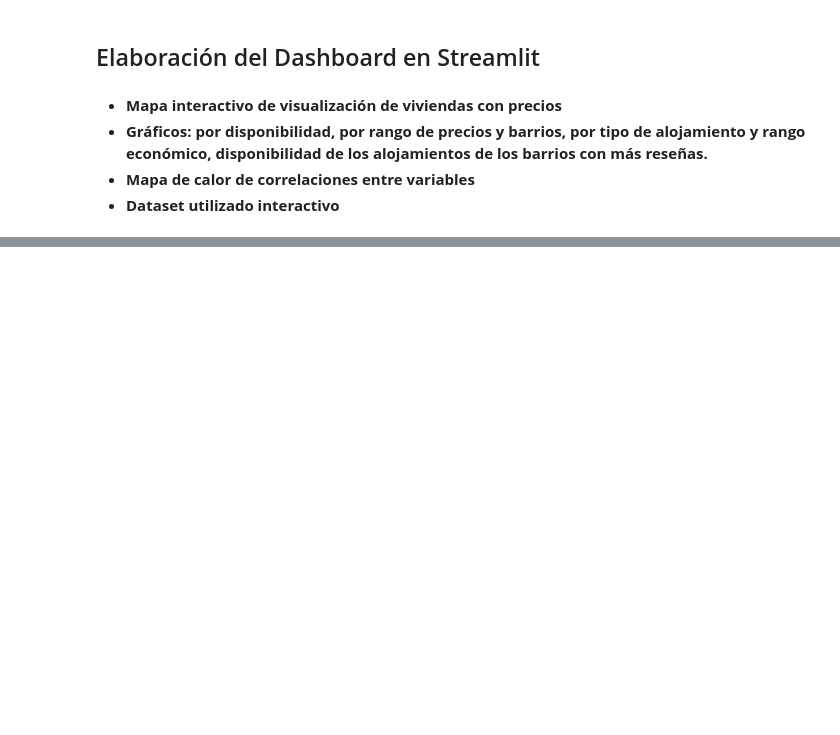
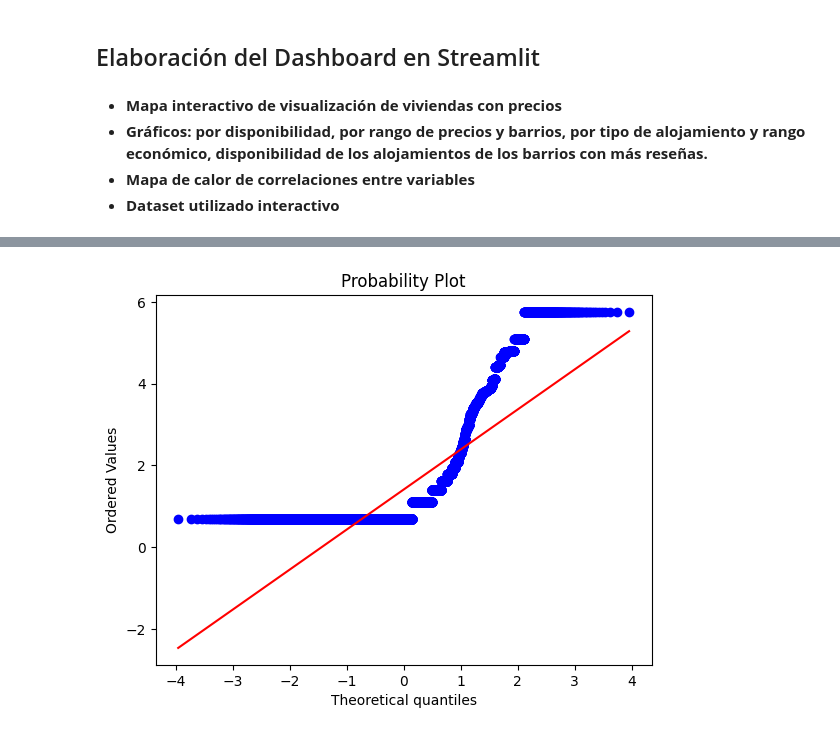
Before and after one commit to Factoria-F5-AI-Bootcamp-1-Edicion/Milan_airbnb, a Jupyter notebook: Milan_airbnb_EDA.ipynb, the cells around one changed output, grey strips where cells are left out. Drawn from its saved outputs; the diff is of its cells as text; code cells hidden in the pictures; blank space fills up the shorter version.

```diff
--- a/Milan_airbnb_EDA.ipynb
+++ b/Milan_airbnb_EDA.ipynb
@@ -969,0 +996,11 @@ p.set( xlabel = "Most rated neighbourhoods (descendent)", ylabel = "availability
+# %%
+from scipy.special import boxcox1p
+
+# Despues de explorar los valores para lambda, este es el que mejor funciona, pero es equivalente a aplicar el logaritmo,
+# como habíamos hecho antes
+
+boxcox_fare = boxcox1p(df['calculated_host_listings_count'], 0)
+stats.probplot(boxcox_fare, plot=pylab)
+pylab.show()
+# %% [output]
+[figure, added]
```
Also changed, not shown: parts of 1 cell of this notebook.
